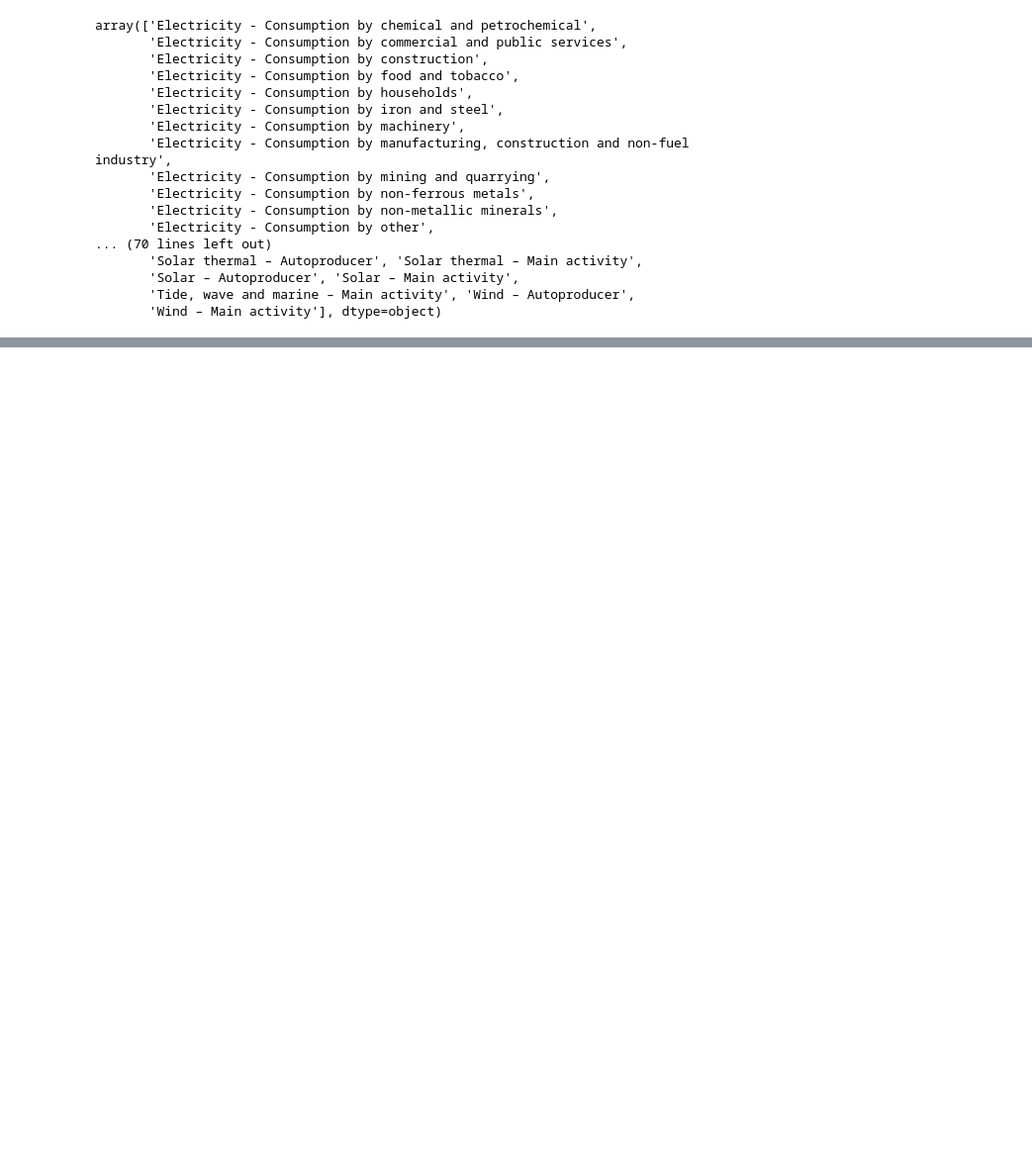
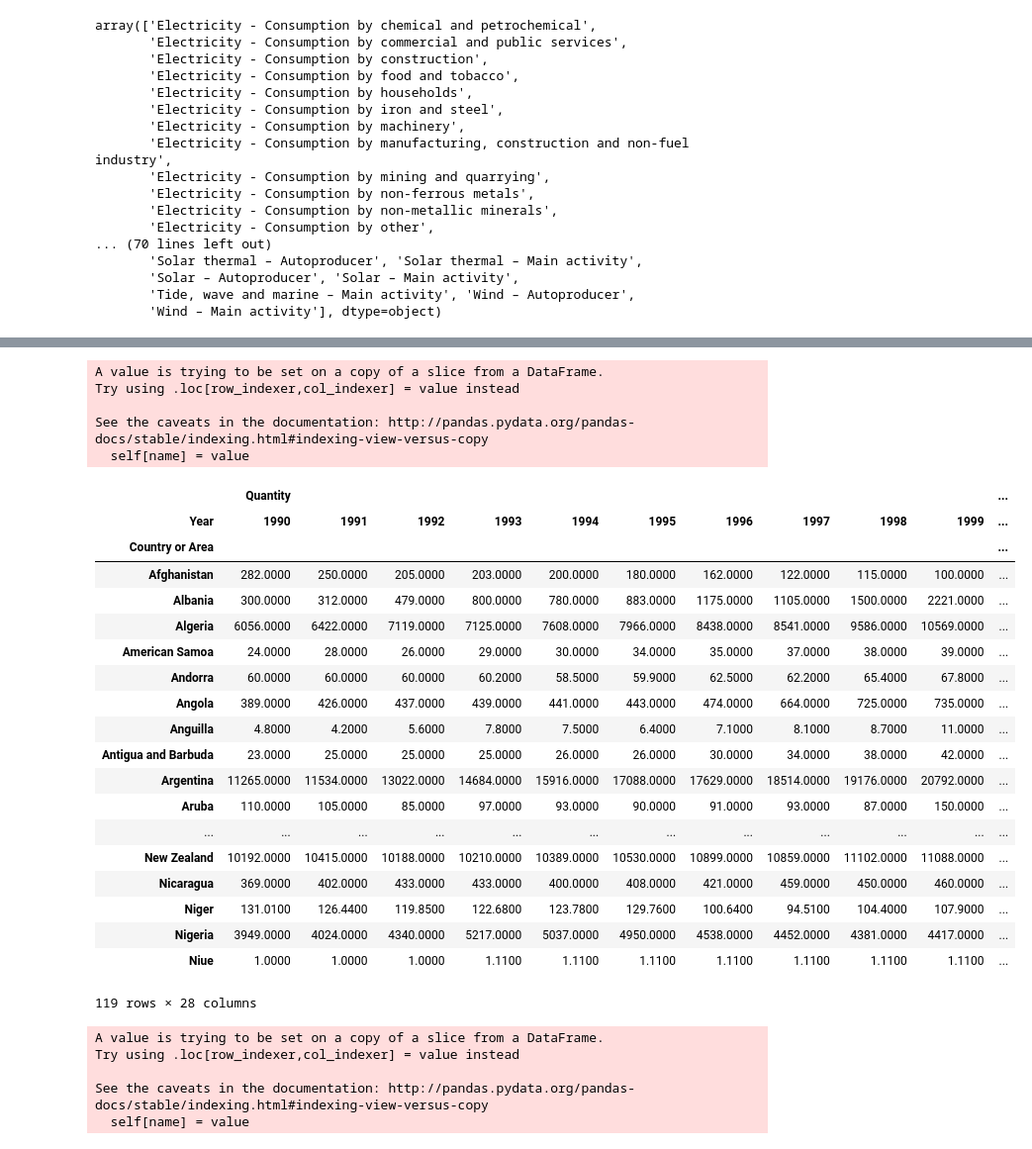
Before and after one commit to KevinFerin/HackatonMDI720, a Jupyter notebook: src/EnergyConsumptionPerSector.ipynb, the cells around one changed output, grey strips where cells are left out. Shown at 99% size. Drawn from its saved outputs; the diff is of its cells as text; code cells hidden in the pictures; blank space fills up the shorter version.

```diff
--- a/src/ElectricityCleaned.ipynb
+++ b/src/EnergyConsumptionPerSector.ipynb
@@ -139,0 +74,37 @@ df_households
+# %%
+household = clean(df_elec,"Electricity - Consumption by households")
+household
+# %% [output]
+A value is trying to be set on a copy of a slice from a DataFrame.
+Try using .loc[row_indexer,col_indexer] = value instead
+
+See the caveats in the documentation: http://pandas.pydata.org/pandas-docs/stable/indexing.html#indexing-view-versus-copy
+  self[name] = value
+|  | Quantity |  |  |  |  |  |  |  |  |  | ... |
+| Year | 1990 | 1991 | 1992 | 1993 | 1994 | 1995 | 1996 | 1997 | 1998 | 1999 | ... |
+| Country or Area |  |  |  |  |  |  |  |  |  |  | ... |
+| Afghanistan | 282.0000 | 250.0000 | 205.0000 | 203.0000 | 200.0000 | 180.0000 | 162.0000 | 122.0000 | 115.0000 | 100.0000 | ... |
+| Albania | 300.0000 | 312.0000 | 479.0000 | 800.0000 | 780.0000 | 883.0000 | 1175.0000 | 1105.0000 | 1500.0000 | 2221.0000 | ... |
+| Algeria | 6056.0000 | 6422.0000 | 7119.0000 | 7125.0000 | 7608.0000 | 7966.0000 | 8438.0000 | 8541.0000 | 9586.0000 | 10569.0000 | ... |
+| American Samoa | 24.0000 | 28.0000 | 26.0000 | 29.0000 | 30.0000 | 34.0000 | 35.0000 | 37.0000 | 38.0000 | 39.0000 | ... |
+| Andorra | 60.0000 | 60.0000 | 60.0000 | 60.2000 | 58.5000 | 59.9000 | 62.5000 | 62.2000 | 65.4000 | 67.8000 | ... |
+| Angola | 389.0000 | 426.0000 | 437.0000 | 439.0000 | 441.0000 | 443.0000 | 474.0000 | 664.0000 | 725.0000 | 735.0000 | ... |
+| Anguilla | 4.8000 | 4.2000 | 5.6000 | 7.8000 | 7.5000 | 6.4000 | 7.1000 | 8.1000 | 8.7000 | 11.0000 | ... |
+| Antigua and Barbuda | 23.0000 | 25.0000 | 25.0000 | 25.0000 | 26.0000 | 26.0000 | 30.0000 | 34.0000 | 38.0000 | 42.0000 | ... |
+| Argentina | 11265.0000 | 11534.0000 | 13022.0000 | 14684.0000 | 15916.0000 | 17088.0000 | 17629.0000 | 18514.0000 | 19176.0000 | 20792.0000 | ... |
+| Aruba | 110.0000 | 105.0000 | 85.0000 | 97.0000 | 93.0000 | 90.0000 | 91.0000 | 93.0000 | 87.0000 | 150.0000 | ... |
+| ... | ... | ... | ... | ... | ... | ... | ... | ... | ... | ... | ... |
+| New Zealand | 10192.0000 | 10415.0000 | 10188.0000 | 10210.0000 | 10389.0000 | 10530.0000 | 10899.0000 | 10859.0000 | 11102.0000 | 11088.0000 | ... |
+| Nicaragua | 369.0000 | 402.0000 | 433.0000 | 433.0000 | 400.0000 | 408.0000 | 421.0000 | 459.0000 | 450.0000 | 460.0000 | ... |
+| Niger | 131.0100 | 126.4400 | 119.8500 | 122.6800 | 123.7800 | 129.7600 | 100.6400 | 94.5100 | 104.4000 | 107.9000 | ... |
+| Nigeria | 3949.0000 | 4024.0000 | 4340.0000 | 5217.0000 | 5037.0000 | 4950.0000 | 4538.0000 | 4452.0000 | 4381.0000 | 4417.0000 | ... |
+| Niue | 1.0000 | 1.0000 | 1.0000 | 1.1100 | 1.1100 | 1.1100 | 1.1100 | 1.1100 | 1.1100 | 1.1100 | ... |
+119 rows × 28 columns
+# %%
+manufact = clean(df_elec,"Electricity - Consumption by manufacturing, construction and non-fuel industry")
+# %% [output]
+A value is trying to be set on a copy of a slice from a DataFrame.
+Try using .loc[row_indexer,col_indexer] = value instead
+
+See the caveats in the documentation: http://pandas.pydata.org/pandas-docs/stable/indexing.html#indexing-view-versus-copy
+  self[name] = value
```
Also changed, not shown: parts of 12 cells of this notebook, 1 other file.
